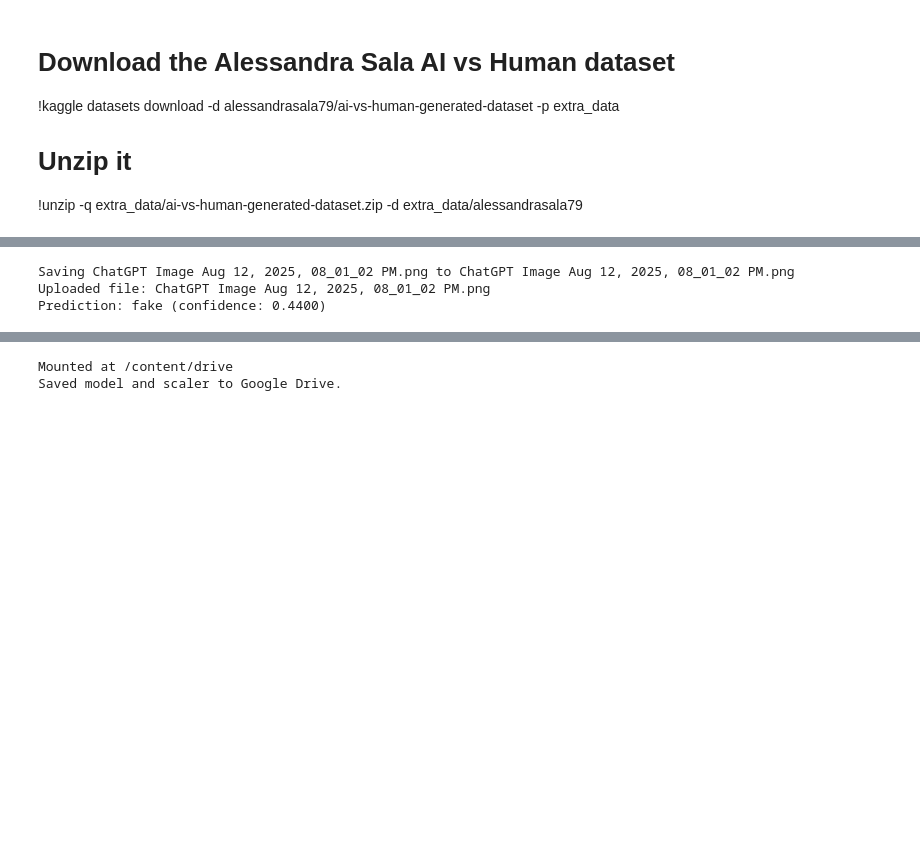
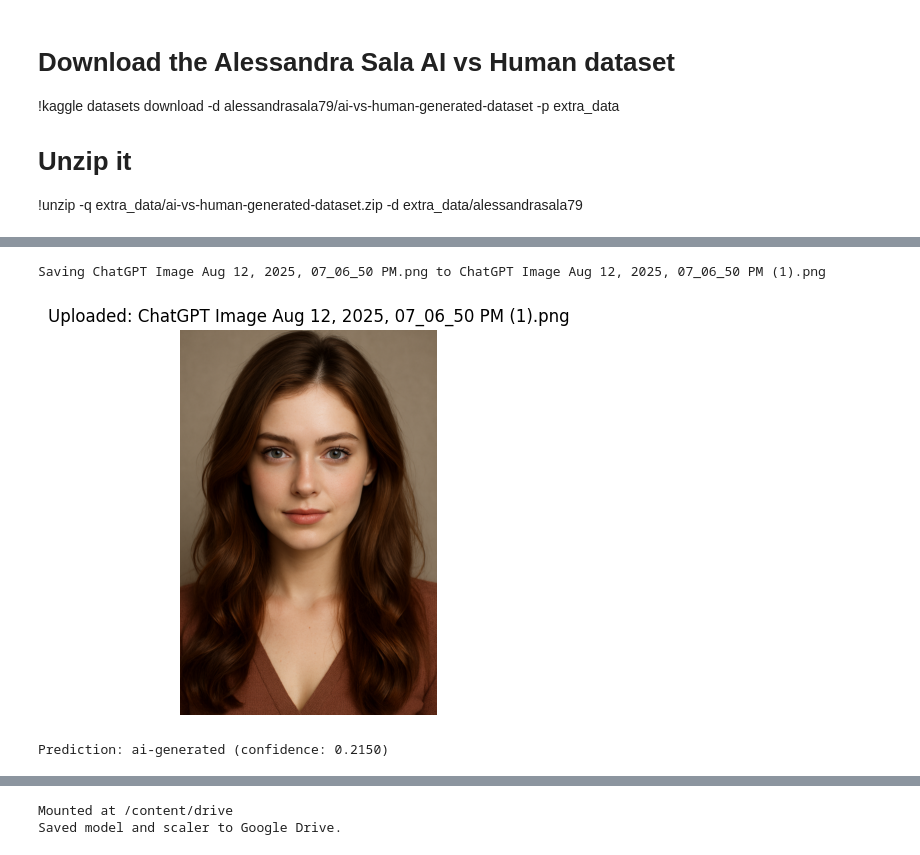
Before and after one commit to nisharani-dev/real_vs_ai_image_classifier, a Jupyter notebook: real_vs_ai_image_classifier.ipynb, the cells around one changed output, grey strips where cells are left out. Cells and saved outputs as stored; diff of their text form; code cells hidden in the pictures; blank space fills up the shorter version.

```diff
--- a/real_vs_ai_image_classifier.ipynb
+++ b/real_vs_ai_image_classifier.ipynb
@@ -828,20 +533,0 @@ Prediction: real, Confidence: 0.5
-# %%
-import os
-
-def predict_folder(folder_path, max_images=20):
-    results = []
-    count = 0
-    for img_name in os.listdir(folder_path):
-        if img_name.lower().endswith(('.jpg', '.jpeg', '.png', '.webp')):
-            img_path = os.path.join(folder_path, img_name)
-            label, confidence = predict_image(img_path)
-            results.append((img_name, label, confidence))
-            count += 1
-            if count >= max_images:
-                break
-    return results
-
-# Example: Test on AI images
-ai_results = predict_folder("dataset/real_vs_fake/real-vs-fake/test/fake", max_images=10)
-for name, label, conf in ai_results:
-    print(f"{name} -> {label} ({conf})")
@@ -863,7 +538,7 @@ uploaded = files.upload()  # Opens a file upload dialog
 
 for fn in uploaded.keys():
     print(f"Uploaded file: {fn}")
-    label, confidence = predict_single(fn)
+    label, confidence = predict_image(fn)
     print(f"Prediction: {label} (confidence: {confidence:.4f})")
 # %% [output]
 [interactive output not drawn]
@@ -877,7 +552,7 @@ uploaded = files.upload()  # Opens a file upload dialog
 
 for fn in uploaded.keys():
     print(f"Uploaded file: {fn}")
-    label, confidence = predict_single(fn)
+    label, confidence = predict_image(fn)
     print(f"Prediction: {label} (confidence: {confidence:.4f})")
 # %% [output]
 [interactive output not drawn]
@@ -887,14 +562,26 @@ Prediction: fake (confidence: 0.2650)
 # %%
 from google.colab import files
+from IPython.display import display
+from PIL import Image
+import matplotlib.pyplot as plt
 
-uploaded = files.upload()  # Opens a file upload dialog
+# Upload image(s)
+uploaded = files.upload()  # Opens file upload dialog
 
 for fn in uploaded.keys():
-    print(f"Uploaded file: {fn}")
-    label, confidence = predict_single(fn)
+    # Open and display the image
+    img = Image.open(fn)
+    plt.figure(figsize=(5,5))
+    plt.imshow(img)
+    plt.axis('off')
+    plt.title(f"Uploaded: {fn}")
+    plt.show()
+
+    # Predict
+    label, confidence = predict_image(fn)
     print(f"Prediction: {label} (confidence: {confidence:.4f})")
 # %% [output]
 [interactive output not drawn]
-Saving ChatGPT Image Aug 12, 2025, 08_01_02 PM.png to ChatGPT Image Aug 12, 2025, 08_01_02 PM.png
-Uploaded file: ChatGPT Image Aug 12, 2025, 08_01_02 PM.png
-Prediction: fake (confidence: 0.4400)
+Saving ChatGPT Image Aug 12, 2025, 07_06_50 PM.png to ChatGPT Image Aug 12, 2025, 07_06_50 PM (1).png
+[figure, added]
+Prediction: ai-generated (confidence: 0.2150)
```
Also changed, not shown: parts of 16 cells of this notebook.
